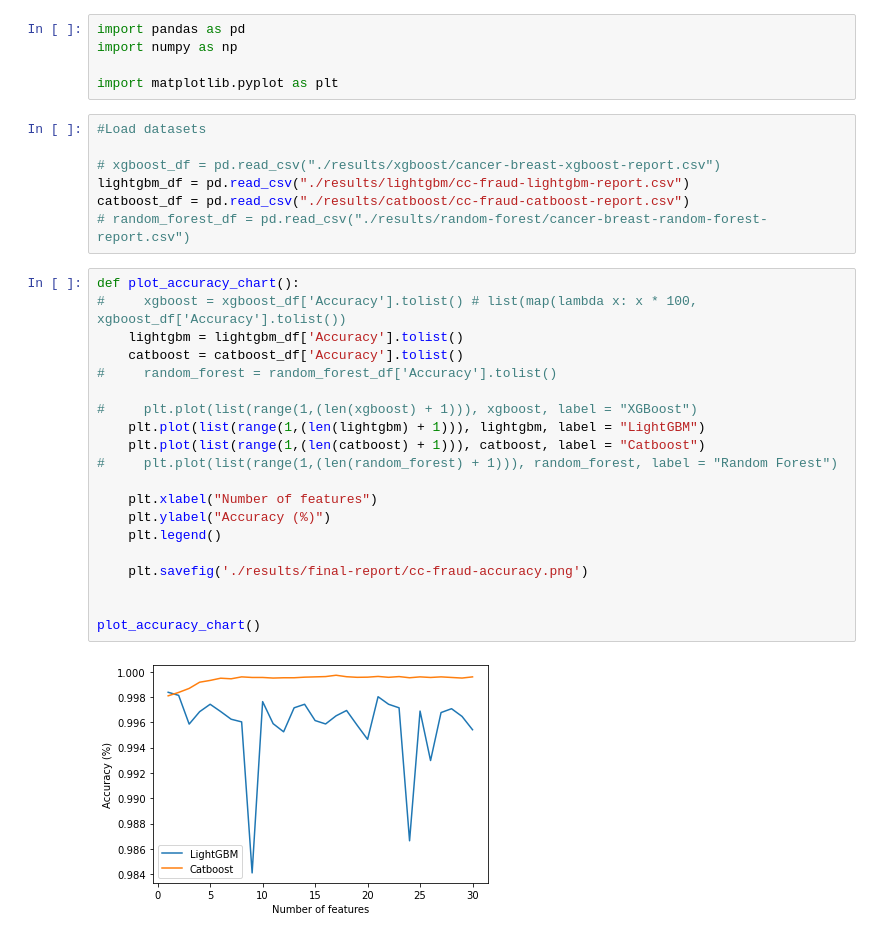
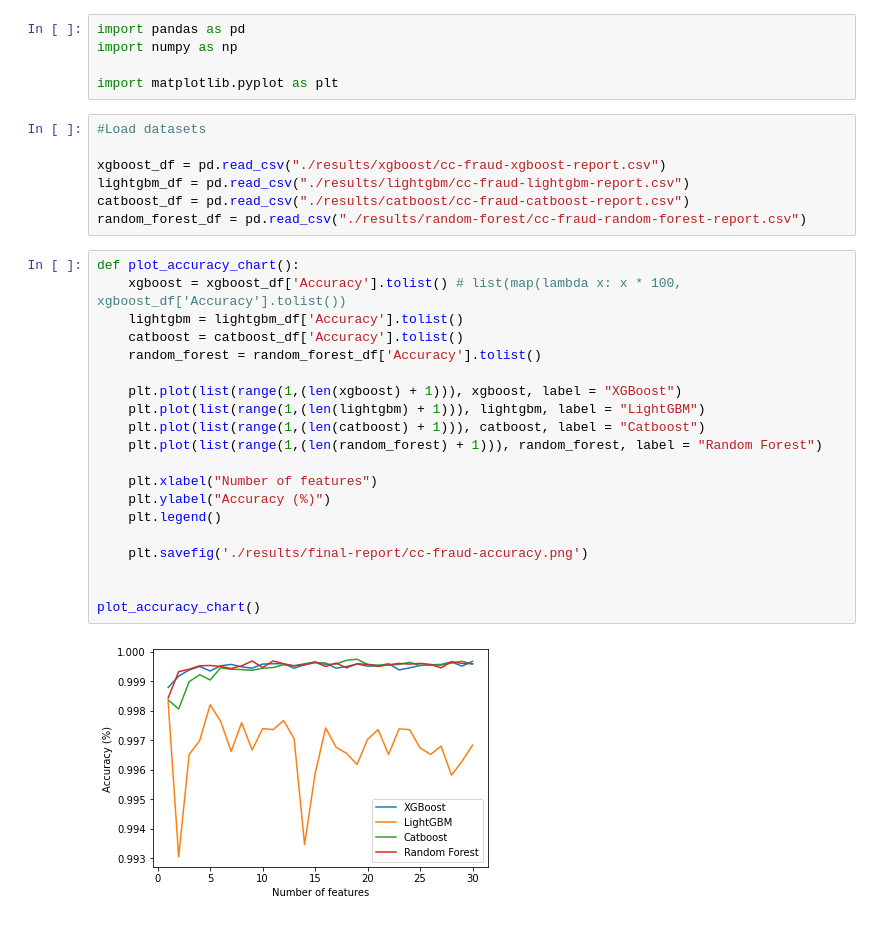
Before and after one commit to miguelpimentel/shap_feature_selection, a Jupyter notebook: credit_card_fraud/cc-fraud-experiment-report.ipynb, the cells around one changed output. Saved outputs shown, nothing was run; the diff lists cells and outputs as text.

Commit message:
Update report

```diff
--- a/credit_card_fraud/cc-fraud-experiment-report.ipynb
+++ b/credit_card_fraud/cc-fraud-experiment-report.ipynb
@@ -6,31 +6,31 @@ import matplotlib.pyplot as plt
 # %%
 #Load datasets
 
-# xgboost_df = pd.read_csv("./results/xgboost/cancer-breast-xgboost-report.csv")
+xgboost_df = pd.read_csv("./results/xgboost/cc-fraud-xgboost-report.csv")
 lightgbm_df = pd.read_csv("./results/lightgbm/cc-fraud-lightgbm-report.csv")
 catboost_df = pd.read_csv("./results/catboost/cc-fraud-catboost-report.csv")
-# random_forest_df = pd.read_csv("./results/random-forest/cancer-breast-random-forest-report.csv")
+random_forest_df = pd.read_csv("./results/random-forest/cc-fraud-random-forest-report.csv")
 # %%
 def plot_accuracy_chart():
-#     xgboost = xgboost_df['Accuracy'].tolist() # list(map(lambda x: x * 100, xgboost_df['Accuracy'].tolist())
+    xgboost = xgboost_df['Accuracy'].tolist() # list(map(lambda x: x * 100, xgboost_df['Accuracy'].tolist())
     lightgbm = lightgbm_df['Accuracy'].tolist()
     catboost = catboost_df['Accuracy'].tolist()
-#     random_forest = random_forest_df['Accuracy'].tolist()
+    random_forest = random_forest_df['Accuracy'].tolist()
 
-#     plt.plot(list(range(1,(len(xgboost) + 1))), xgboost, label = "XGBoost")
+    plt.plot(list(range(1,(len(xgboost) + 1))), xgboost, label = "XGBoost")
     plt.plot(list(range(1,(len(lightgbm) + 1))), lightgbm, label = "LightGBM")
     plt.plot(list(range(1,(len(catboost) + 1))), catboost, label = "Catboost")
-#     plt.plot(list(range(1,(len(random_forest) + 1))), random_forest, label = "Random Forest")
+    plt.plot(list(range(1,(len(random_forest) + 1))), random_forest, label = "Random Forest")
 
     plt.xlabel("Number of features")
     plt.ylabel("Accuracy (%)")
     plt.legend()
 
     plt.savefig('./results/final-report/cc-fraud-accuracy.png')
 
 
 plot_accuracy_chart()
 # %% [output]
-[figure, old version]
+[figure, new version]
 # %%
 def plot_precision_chart():
```
Also changed, not shown: parts of 6 cells of this notebook, 9 other files.
